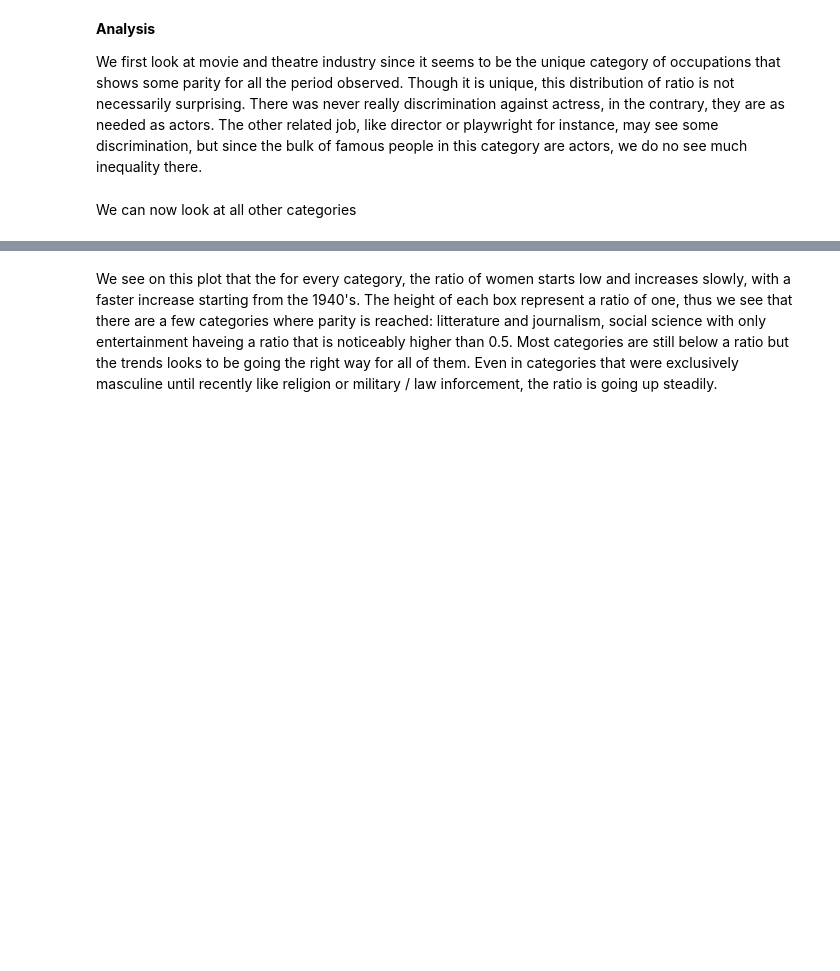
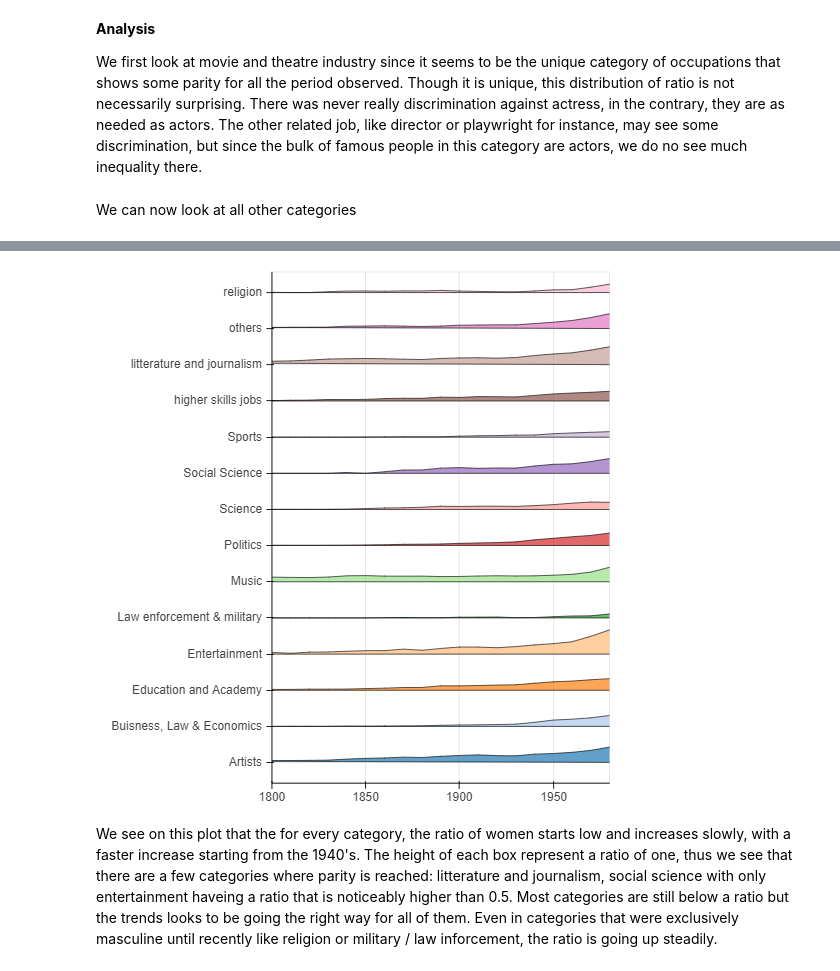
Before and after one commit to emilebourban/ADA-Project, a Jupyter notebook: Project-Final.ipynb, the cells around one changed output, grey strips where cells are left out. Drawn from its saved outputs; the diff is of its cells as text; code cells hidden in the pictures; blank space fills up the shorter version.

```diff
--- a/Project-Final.ipynb
+++ b/Project-Final.ipynb
@@ -845,3 +774,8 @@ Loading BokehJS ...
+# %%
+from IPython.display import Image
+Image("bokeh_plot.png")
+# %% [output]
+[figure, added]
 # %% [markdown]
 We see on this plot that the for every category, the ratio of women starts low and increases slowly, with a faster increase starting from the 1940's. The height of each box represent a ratio of one, thus we see that there are a few categories where parity is reached: litterature and journalism, social science with only entertainment haveing a ratio that is noticeably higher than 0.5. Most categories are still below a ratio but the trends looks to be going the right way for all of them. Even in categories that were exclusively masculine until recently like religion or military / law inforcement, the ratio is going up steadily.
 # %% [markdown]
```
Also changed, not shown: parts of 16 cells of this notebook.
